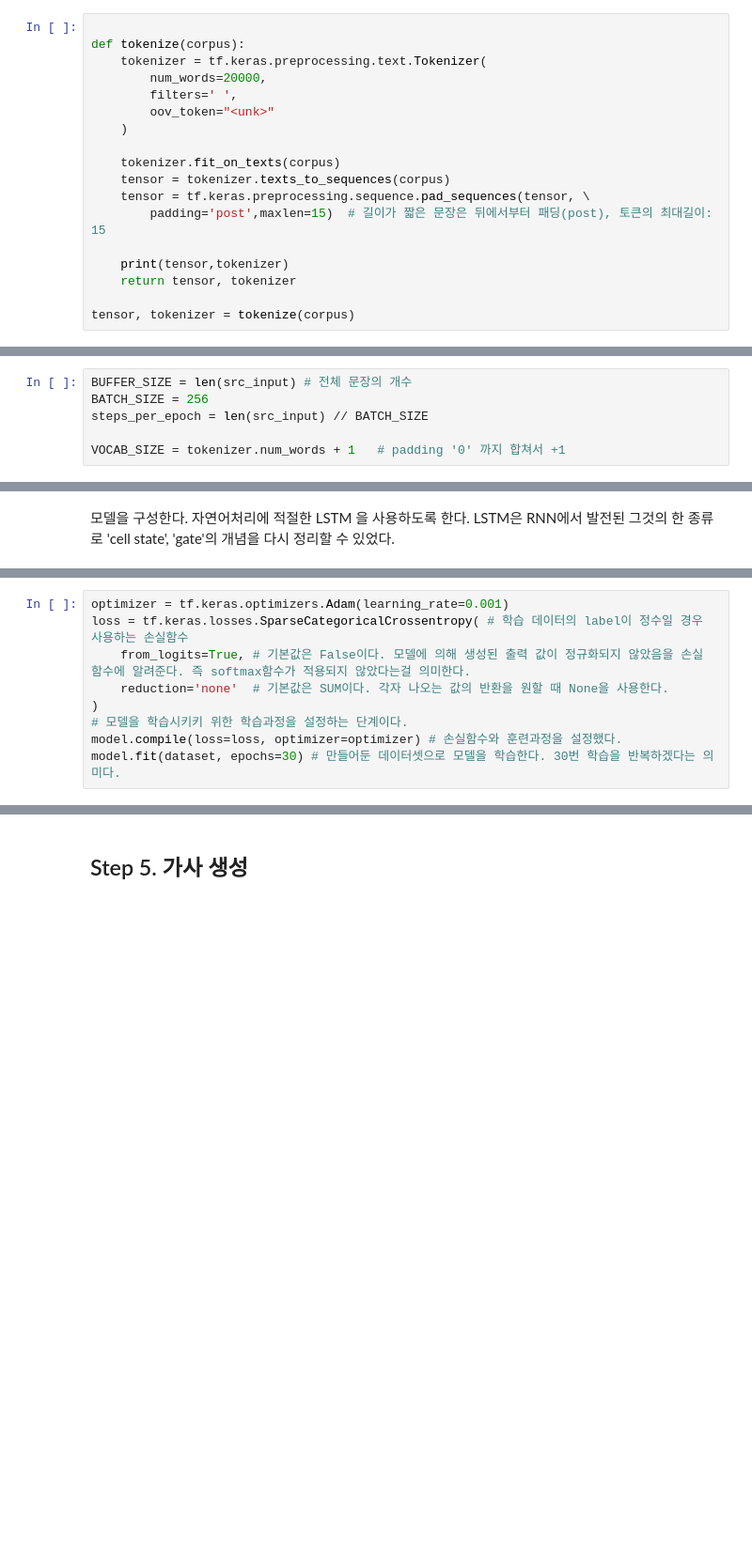
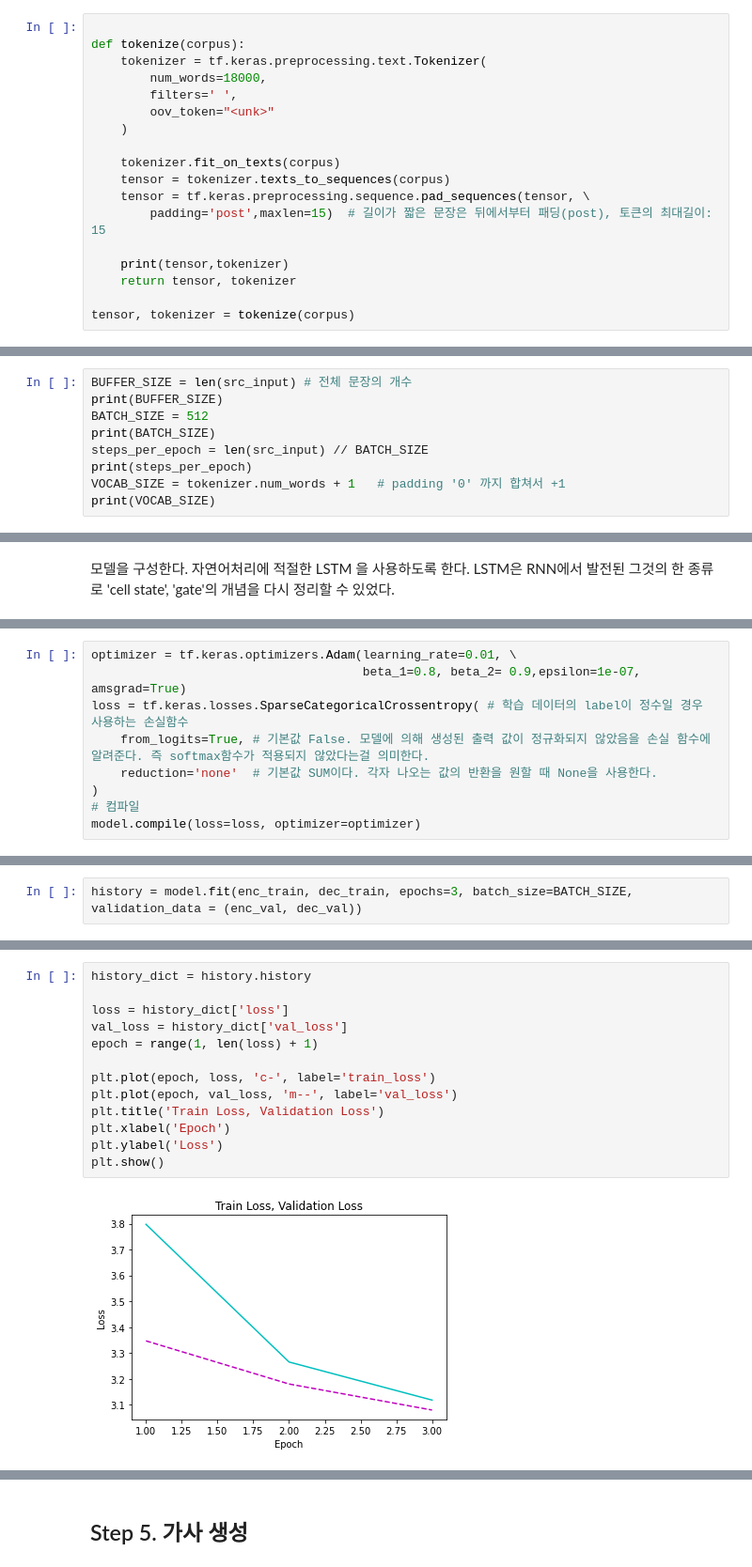
Before and after one commit to TaniTail/aiffel, a Jupyter notebook: GoingDeeper/GD03/gd3_lyricist.ipynb, the cells around one changed output, grey strips where cells are left out. Shown at 94% size. Drawn from its saved outputs; the diff is of its cells as text; blank space fills up the shorter version.

```diff
--- a/GoingDeeper/GD03/gd3_lyricist.ipynb
+++ b/GoingDeeper/GD03/gd3_lyricist.ipynb
@@ -129,7 +130,7 @@ pad_sequence 의 패딩 처리방법은 default 가 'pre' 이다. 따라서 뒤
 
 def tokenize(corpus):
     tokenizer = tf.keras.preprocessing.text.Tokenizer(
-        num_words=20000,
+        num_words=18000,
         filters=' ',
         oov_token="<unk>"
     )
@@ -186,7 +222,10 @@ buffer_size, batch_size, epoch, iteration을 다시 공부하는 계기가 되
 - VOCAB_SIZE : 단어들의 개수와 padding '0'까지 합쳐서 +1
 # %%
 BUFFER_SIZE = len(src_input) # 전체 문장의 개수
-BATCH_SIZE = 256
+print(BUFFER_SIZE)
+BATCH_SIZE = 512
+print(BATCH_SIZE)
 steps_per_epoch = len(src_input) // BATCH_SIZE
-
+print(steps_per_epoch)
 VOCAB_SIZE = tokenizer.num_words + 1   # padding '0' 까지 합쳐서 +1
+print(VOCAB_SIZE)
@@ -248,9 +335,9 @@ loss 로는 SparseCategoricalCrossentropy, from_logits, reduction
 # %%
-optimizer = tf.keras.optimizers.Adam(learning_rate=0.001)
+optimizer = tf.keras.optimizers.Adam(learning_rate=0.01, \
+                                     beta_1=0.8, beta_2= 0.9,epsilon=1e-07, amsgrad=True)
 loss = tf.keras.losses.SparseCategoricalCrossentropy( # 학습 데이터의 label이 정수일 경우 사용하는 손실함수
-    from_logits=True, # 기본값은 False이다. 모델에 의해 생성된 출력 값이 정규화되지 않았음을 손실 함수에 알려준다. 즉 softmax함수가 적용되지 않았다는걸 의미한다.
-    reduction='none'  # 기본값은 SUM이다. 각자 나오는 값의 반환을 원할 때 None을 사용한다.
+    from_logits=True, # 기본값 False. 모델에 의해 생성된 출력 값이 정규화되지 않았음을 손실 함수에 알려준다. 즉 softmax함수가 적용되지 않았다는걸 의미한다.
+    reduction='none'  # 기본값 SUM이다. 각자 나오는 값의 반환을 원할 때 None을 사용한다.
 )
-# 모델을 학습시키키 위한 학습과정을 설정하는 단계이다.
-model.compile(loss=loss, optimizer=optimizer) # 손실함수와 훈련과정을 설정했다.
-model.fit(dataset, epochs=30) # 만들어둔 데이터셋으로 모델을 학습한다. 30번 학습을 반복하겠다는 의미다.
+# 컴파일
+model.compile(loss=loss, optimizer=optimizer)
@@ -256,0 +347,2 @@ model.fit(dataset, epochs=30) # 만들어둔 데이터셋으로 모델을 학습
+# %%
+history = model.fit(enc_train, dec_train, epochs=3, batch_size=BATCH_SIZE, validation_data = (enc_val, dec_val))
@@ -256,0 +356,15 @@ model.fit(dataset, epochs=30) # 만들어둔 데이터셋으로 모델을 학습
+# %%
+history_dict = history.history
+
+loss = history_dict['loss']
+val_loss = history_dict['val_loss']
+epoch = range(1, len(loss) + 1)
+
+plt.plot(epoch, loss, 'c-', label='train_loss')
+plt.plot(epoch, val_loss, 'm--', label='val_loss')
+plt.title('Train Loss, Validation Loss')
+plt.xlabel('Epoch')
+plt.ylabel('Loss')
+plt.show()
+# %% [output]
+[figure, added]
```
Also changed, not shown: parts of 25 cells of this notebook.
